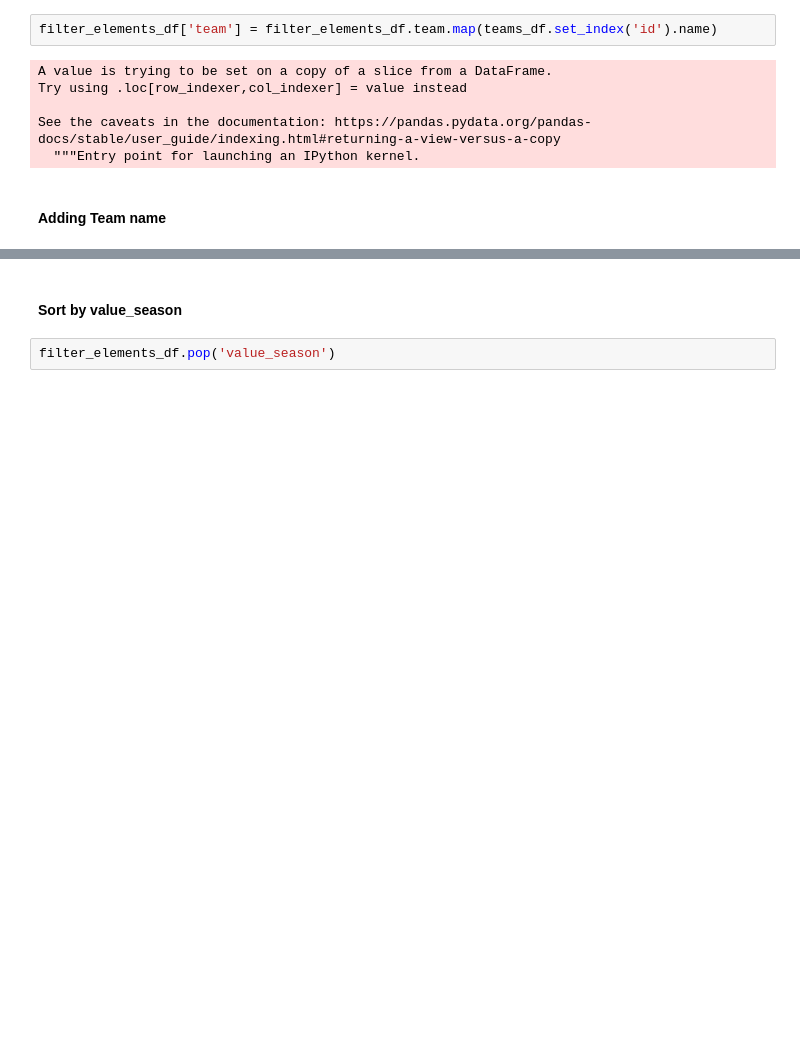
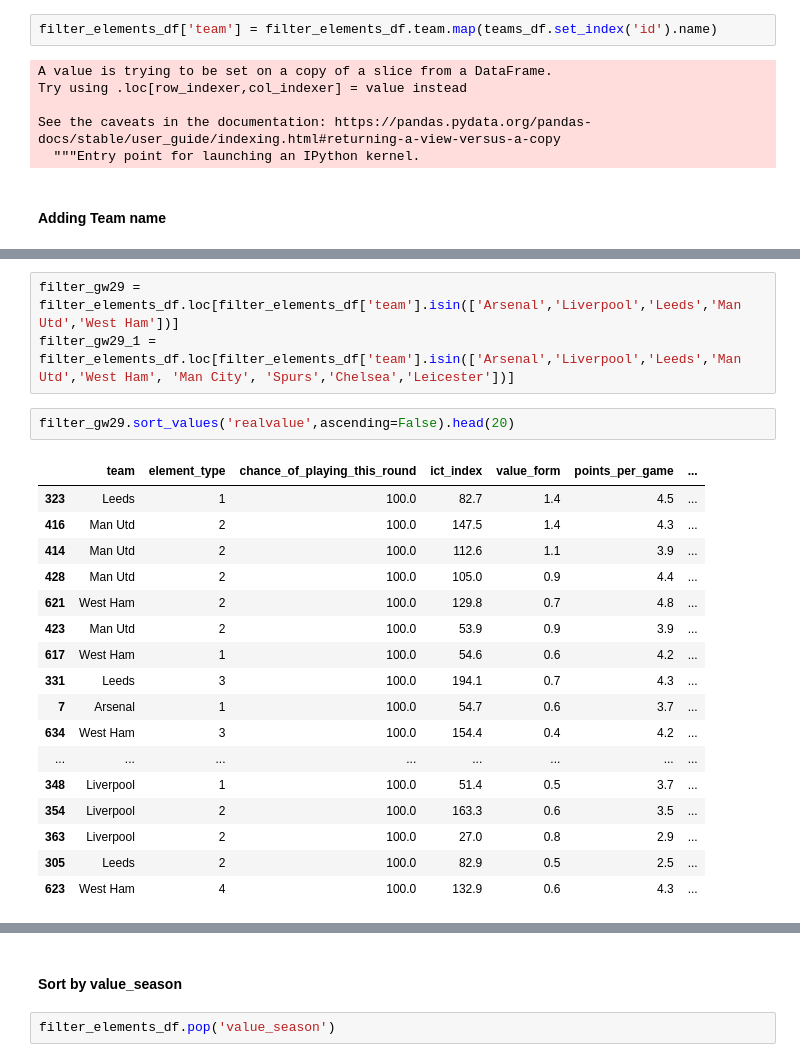
Before and after one commit to tomthomas/FPL-Scrape, a Jupyter notebook: FPL_API.ipynb, the cells around one changed output, grey strips where cells are left out. Drawn from its saved outputs; the diff is of its cells as text; blank space fills up the shorter version.

```diff
--- a/FPL_API.ipynb
+++ b/FPL_API.ipynb
@@ -211,0 +212,23 @@ filter_elements_df.head()
+# %%
+filter_gw29 = filter_elements_df.loc[filter_elements_df['team'].isin(['Arsenal','Liverpool','Leeds','Man Utd','West Ham'])]
+filter_gw29_1 = filter_elements_df.loc[filter_elements_df['team'].isin(['Arsenal','Liverpool','Leeds','Man Utd','West Ham', 'Man City', 'Spurs','Chelsea','Leicester'])]
+# %%
+filter_gw29.sort_values('realvalue',ascending=False).head(20)
+# %% [output]
+|  | team | element_type | chance_of_playing_this_round | ict_index | value_form | points_per_game | ... |
+| 323 | Leeds | 1 | 100.0 | 82.7 | 1.4 | 4.5 | ... |
+| 416 | Man Utd | 2 | 100.0 | 147.5 | 1.4 | 4.3 | ... |
+| 414 | Man Utd | 2 | 100.0 | 112.6 | 1.1 | 3.9 | ... |
+| 428 | Man Utd | 2 | 100.0 | 105.0 | 0.9 | 4.4 | ... |
+| 621 | West Ham | 2 | 100.0 | 129.8 | 0.7 | 4.8 | ... |
+| 423 | Man Utd | 2 | 100.0 | 53.9 | 0.9 | 3.9 | ... |
+| 617 | West Ham | 1 | 100.0 | 54.6 | 0.6 | 4.2 | ... |
+| 331 | Leeds | 3 | 100.0 | 194.1 | 0.7 | 4.3 | ... |
+| 7 | Arsenal | 1 | 100.0 | 54.7 | 0.6 | 3.7 | ... |
+| 634 | West Ham | 3 | 100.0 | 154.4 | 0.4 | 4.2 | ... |
+| ... | ... | ... | ... | ... | ... | ... | ... |
+| 348 | Liverpool | 1 | 100.0 | 51.4 | 0.5 | 3.7 | ... |
+| 354 | Liverpool | 2 | 100.0 | 163.3 | 0.6 | 3.5 | ... |
+| 363 | Liverpool | 2 | 100.0 | 27.0 | 0.8 | 2.9 | ... |
+| 305 | Leeds | 2 | 100.0 | 82.9 | 0.5 | 2.5 | ... |
+| 623 | West Ham | 4 | 100.0 | 132.9 | 0.6 | 4.3 | ... |
```
Also changed, not shown: parts of 18 cells of this notebook.
